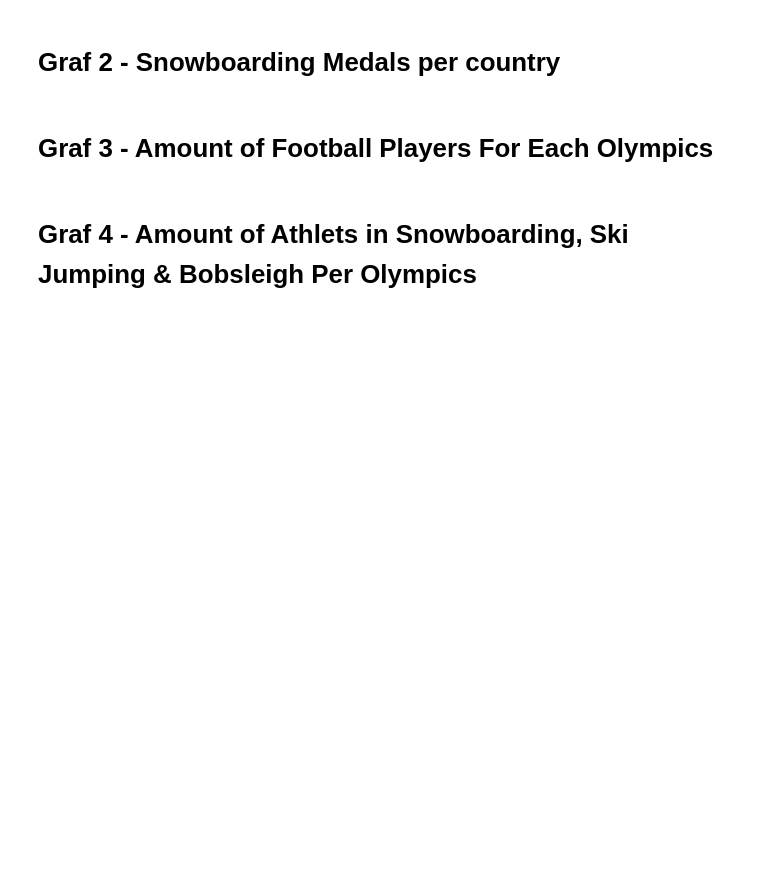
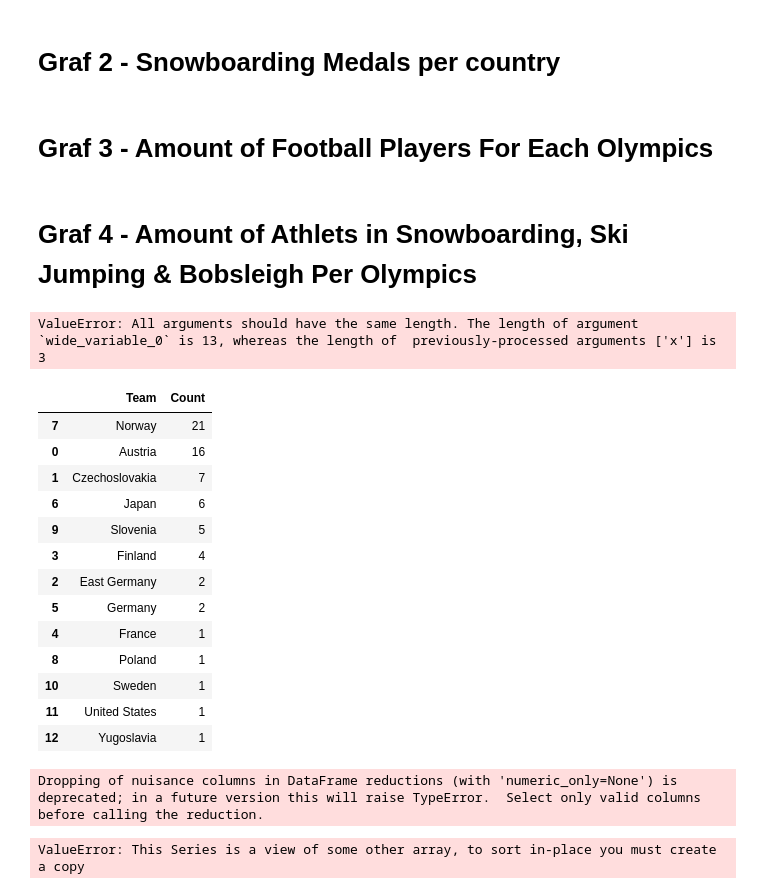
Before and after one commit to Danneftw1/Projekt-Databehandling, a Jupyter notebook: Uppgift_2_grafer.ipynb, the cells around one changed output. Drawn from its saved outputs; the diff is of its cells as text; code cells hidden in the pictures; blank space fills up the shorter version.

Commit message:
added basics for second graph - imported functions

```diff
--- a/Uppgift_2_grafer.ipynb
+++ b/Uppgift_2_grafer.ipynb
@@ -171,7 +171,6 @@ fig = px.line(snowboarding_df, x='Year', y='Athlets')
 fig.add_scatter(ski_jumping_df, x='Year', y='Athlets')
 fig.show()
 # %%
-def amount_of_bronze_silver_gold_medals(sport, df):
 
 ski_jumping = athlete_events[(athlete_events["Sport"] == "Ski Jumping")]
 
@@ -182,13 +181,13 @@ skiing_olympics = (
     .sort_values(["Count"], ascending=False)
 )
 
-skiing_olympics.head(3)
+skiing_olympics.head(5)
 
-top_countries_medals = ski_jumping[(ski_jumping["Team"] == "Austria") | (ski_jumping["Team"] == "Norway") | (ski_jumping["Team"] == "Finland")]
+# top_countries_medals = ski_jumping[(ski_jumping["Team"] == "Austria") | (ski_jumping["Team"] == "Norway") | (ski_jumping["Team"] == "Finland")]
 
-bronze_ski_jumping = top_countries_medals[(top_countries_medals["Medal"] == "Bronze")]
-silver_ski_jumping = top_countries_medals[(top_countries_medals["Medal"] == "Silver")]
-gold_ski_jumping = top_countries_medals[(top_countries_medals["Medal"] == "Gold")]
+bronze_ski_jumping = ski_jumping[(ski_jumping["Medal"] == "Bronze")]
+silver_ski_jumping = ski_jumping[(ski_jumping["Medal"] == "Silver")]
+gold_ski_jumping = ski_jumping[(ski_jumping["Medal"] == "Gold")]
 
 medals_per_country = ski_jumping.groupby("Team")["Medal"].value_counts(dropna=True)
 bronze_ski_jumping = bronze_ski_jumping.groupby("Team")["Medal"].value_counts(
@@ -240,3 +239,45 @@ plotly_bar_plot_with_labels_sublabels(
     labels_skiing,
     sublabels_skiing
 )
+# %% [output]
+ValueError: All arguments should have the same length. The length of argument `wide_variable_0` is 13, whereas the length of  previously-processed arguments ['x'] is 3
+# %%
+bronze_ski_jumping = ski_jumping[(ski_jumping["Medal"] == "Bronze")]
+silver_ski_jumping = ski_jumping[(ski_jumping["Medal"] == "Silver")]
+gold_ski_jumping = ski_jumping[(ski_jumping["Medal"] == "Gold")]
+
+bronze_ski_jumping = (
+    bronze_ski_jumping.groupby(["Team"])["Medal"]
+    .count()
+    .reset_index(name="Count") # new name for medal column
+    .sort_values(["Count"], ascending=False)
+)
+
+silver_ski_jumping = (
+    silver_ski_jumping.groupby(["Team"])["Medal"]
+    .count()
+    .reset_index(name="Count") # new name for medal column
+    .sort_values(["Count"], ascending=False)
+)
+
+gold_ski_jumping = (
+    gold_ski_jumping.groupby(["Team"])["Medal"]
+    .count()
+    .reset_index(name="Count") # new name for medal column
+    .sort_values(["Count"], ascending=False)
+)
+# %% [output]
+|  | Team | Count |
+| 7 | Norway | 21 |
+| 0 | Austria | 16 |
+| 1 | Czechoslovakia | 7 |
+| 6 | Japan | 6 |
+| 9 | Slovenia | 5 |
+| 3 | Finland | 4 |
+| 2 | East Germany | 2 |
+| 5 | Germany | 2 |
+| 4 | France | 1 |
+| 8 | Poland | 1 |
+| 10 | Sweden | 1 |
+| 11 | United States | 1 |
+| 12 | Yugoslavia | 1 |
@@ -242,0 +356,10 @@ plotly_bar_plot_with_labels_sublabels(
+# %%
+import functools as ft
+medal_total = [bronze_ski_jumping, silver_ski_jumping, gold_ski_jumping]
+df_final = ft.reduce(lambda left, right: pd.merge(left, right), medal_total)
+# df_final[['Bronze', 'Silver', 'Bronze']].sort_values(by=('Bronze'))
+df_final['Sum'] = df_final.sum(axis=1)
+df_final['Sum'].sort_values(ascending=False, inplace=True)
+# %% [output]
+Dropping of nuisance columns in DataFrame reductions (with 'numeric_only=None') is deprecated; in a future version this will raise TypeError.  Select only valid columns before calling the reduction.
+ValueError: This Series is a view of some other array, to sort in-place you must create a copy
```
Also changed, not shown: parts of 2 cells of this notebook, 3 other files.
